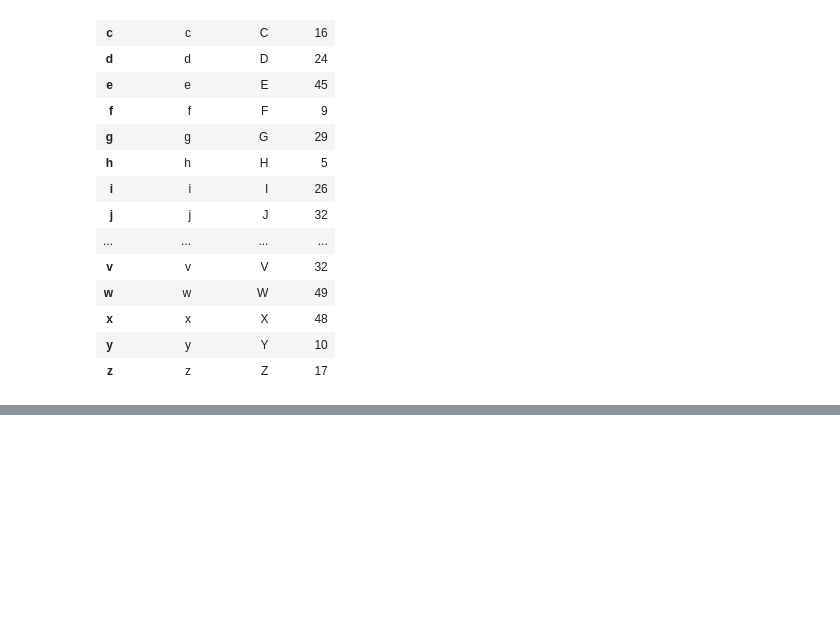
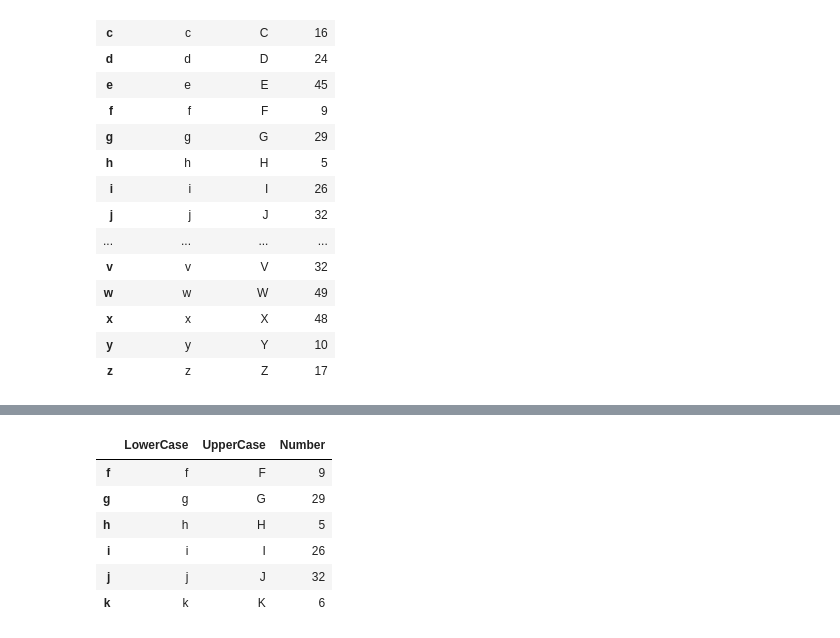
Before and after one commit to bllchmbrs/data_analysis_with_python_and_pandas, a Jupyter notebook: 4 - pandas Basics/4-4 pandas DataFrame Basics.ipynb, the cells around one changed output, grey strips where cells are left out. Saved outputs shown, nothing was run; the diff lists cells and outputs as text; code cells hidden in the pictures; blank space fills up the shorter version.

```diff
--- a/s6 - pandas DataFrame - 1.ipynb
+++ b/4 - pandas Basics/4-4 pandas DataFrame Basics.ipynb
@@ -156,0 +212,10 @@ letters.sort()
+# %%
+letters["f":"k"]
+# %% [output]
+|  | LowerCase | UpperCase | Number |
+| f | f | F | 9 |
+| g | g | G | 29 |
+| h | h | H | 5 |
+| i | i | I | 26 |
+| j | j | J | 32 |
+| k | k | K | 6 |
```
Also changed, not shown: parts of 17 cells of this notebook, 28 other files.
